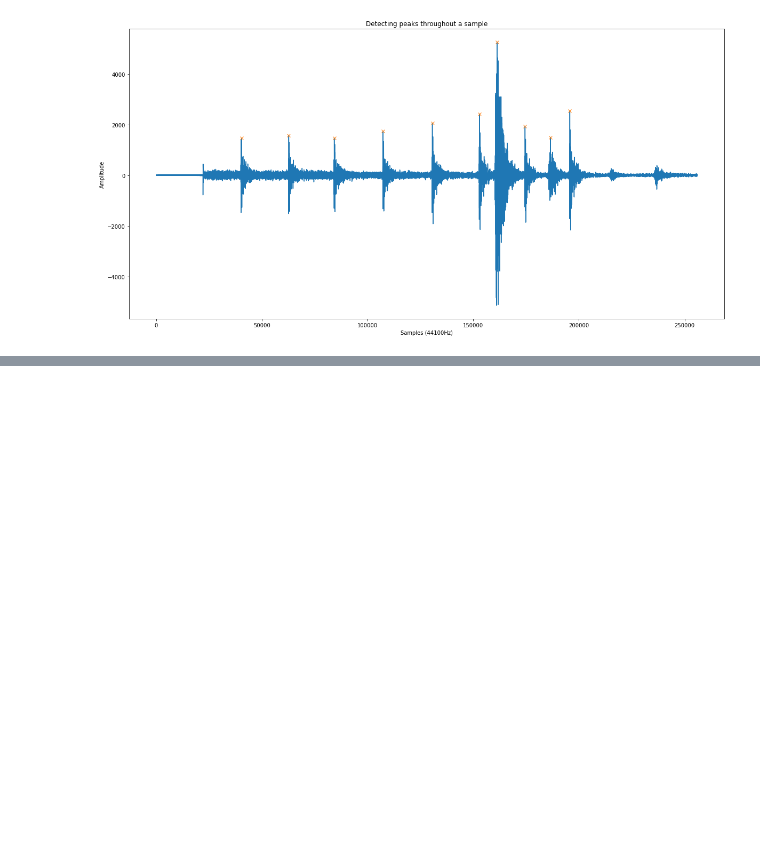
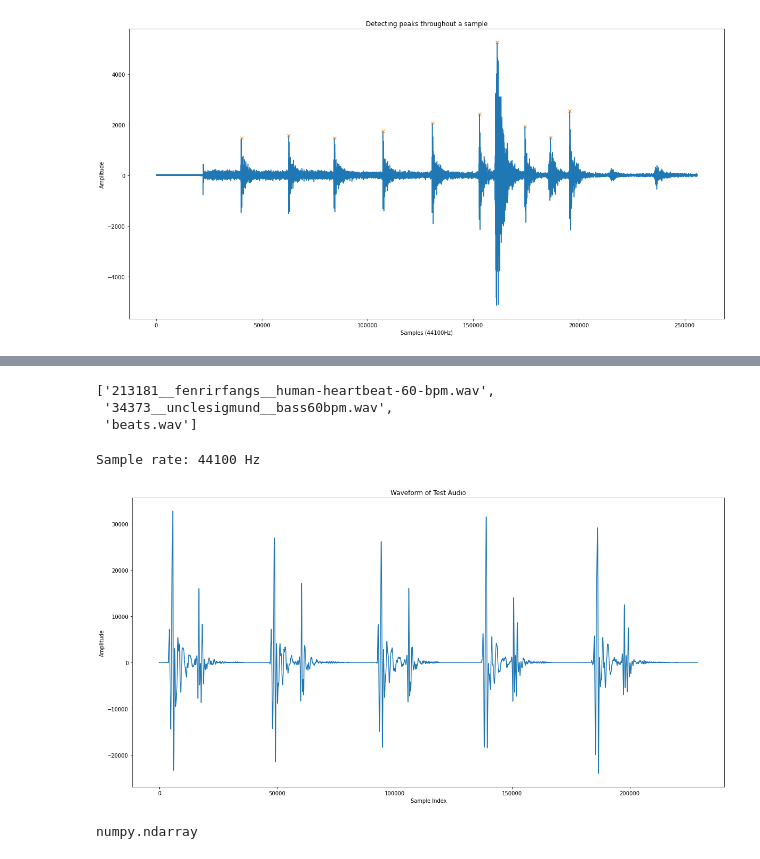
Before and after one commit to MrHuman22/Sound-Processing-Project, a Jupyter notebook: Exploration2.ipynb, the cells around one changed output, grey strips where cells are left out. Cells and saved outputs as stored; diff of their text form; code cells hidden in the pictures; blank space fills up the shorter version.

```diff
--- a/Exploration2.ipynb
+++ b/Exploration2.ipynb
@@ -54,0 +90,25 @@ Fs
+# %%
+soundtests_path = os.path.join(os.getcwd(),'Sound_Tests')
+os.listdir(soundtests_path)
+# %% [output]
+['213181__fenrirfangs__human-heartbeat-60-bpm.wav',
+ '34373__unclesigmund__bass60bpm.wav',
+ 'beats.wav']
+# %%
+heartbeat_path = os.path.join(os.getcwd(),"Sound_Tests", "human-heartbeat-60-bpm.wav")
+# %%
+Fs_60bpm, data_60bpm = read(heartbeat_path)
+print(f"Sample rate: {Fs_60bpm} Hz")
+plt.figure(figsize=(20,10))
+plt.plot(data_60bpm)
+plt.xlabel('Sample Index')
+plt.ylabel('Amplitude')
+plt.title('Waveform of Test Audio')
+plt.show()
+# %% [output]
+Sample rate: 44100 Hz
+[figure, added]
+# %%
+type(data_60bpm)
+# %% [output]
+numpy.ndarray
```
Also changed, not shown: parts of 18 cells of this notebook, 4 other files.
